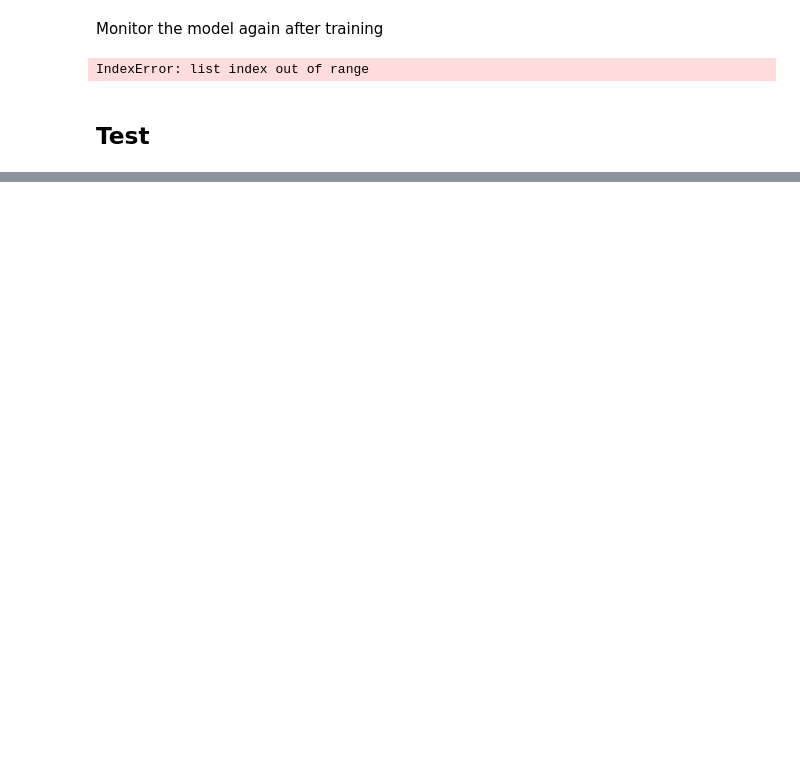
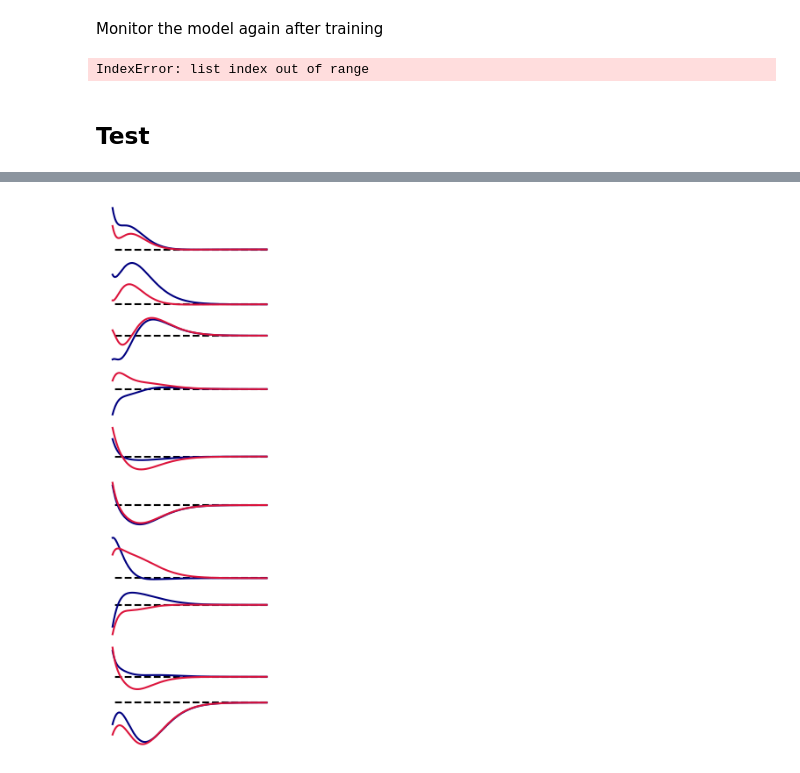
Before and after one commit to fmi-basel/stork, a Jupyter notebook: examples/99_JRJG_FilterCascadesSHD.ipynb, the cells around one changed output, grey strips where cells are left out. Saved outputs shown, nothing was run; the diff lists cells and outputs as text; code cells hidden in the pictures; blank space fills up the shorter version.

```diff
--- a/examples/99_JRJG_FilterCascadesSHD.ipynb
+++ b/examples/99_JRJG_FilterCascadesSHD.ipynb
@@ -276,0 +281,14 @@ stork.plotting.plot_activity_snapshot(
+# %%
+after_weighted_filters = model.connections[0].get_filterbanks(T=duration)
+after_weighted_filters_sum = after_weighted_filters.sum(-1)
+# %%
+fig = MultiPanel(grid=[1] * 10, figsize=(2.5, 8), dpi=150)
+
+for idx in range(10):
+    fig.panels[idx].hlines(0, after_weighted_filters_sum.shape[0], 0, color="black", linestyle="--")
+    fig.panels[idx].plot(after_weighted_filters_sum[:, idx, 0], color='navy')
+    fig.panels[idx].plot(before_weighted_filters_sum[:, idx, 0], color='crimson')
+
+    fig.panels[idx].axis('off')
+# %% [output]
+[figure, added]
```
Also changed, not shown: parts of 11 cells of this notebook, 2 other files.
